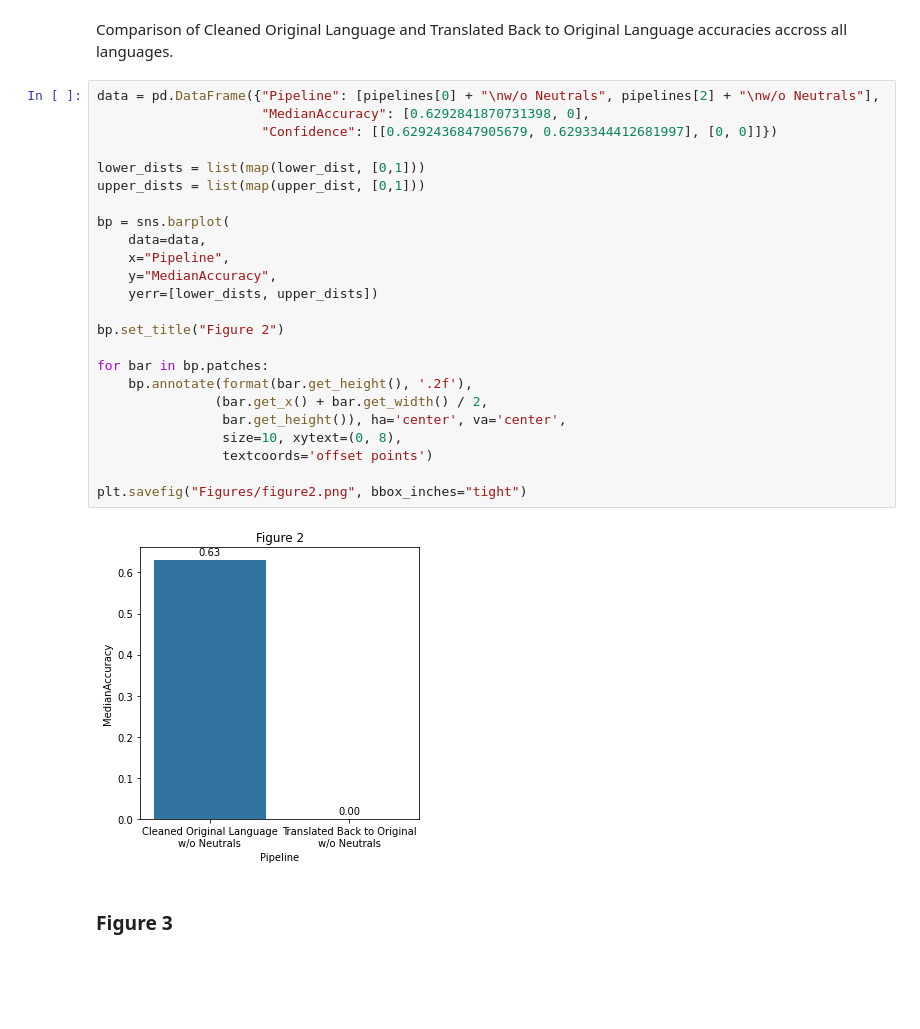
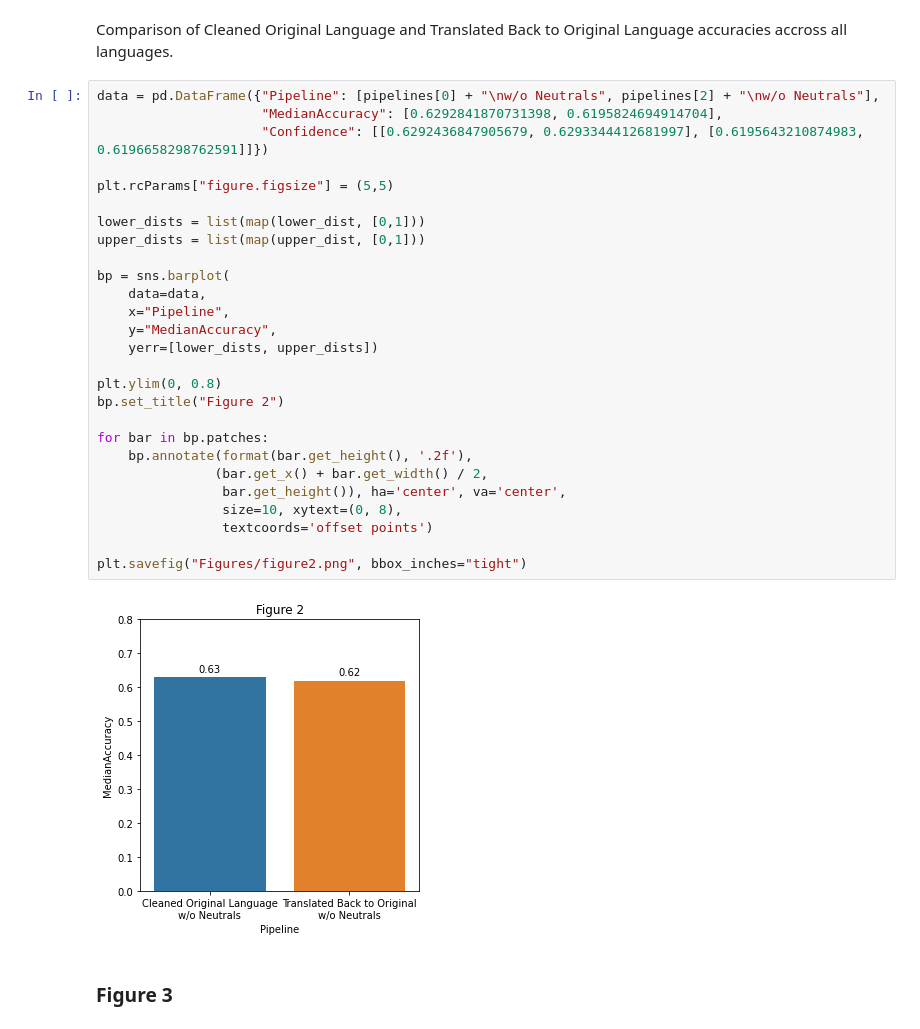
Before and after one commit to edward-chew/machine-translation, a Jupyter notebook: results.ipynb, the cells around one changed output. Drawn from its saved outputs; the diff is of its cells as text; blank space fills up the shorter version.

Commit message:
Update figure generation data

```diff
--- a/results.ipynb
+++ b/results.ipynb
@@ -59,30 +60,33 @@ plt.savefig("Figures/figure1.png", bbox_inches="tight")
 Comparison of Cleaned Original Language and Translated Back to Original Language accuracies accross all languages.
 # %%
 data = pd.DataFrame({"Pipeline": [pipelines[0] + "\nw/o Neutrals", pipelines[2] + "\nw/o Neutrals"],
-                     "MedianAccuracy": [0.6292841870731398, 0],
-                     "Confidence": [[0.6292436847905679, 0.6293344412681997], [0, 0]]})
+                     "MedianAccuracy": [0.6292841870731398, 0.6195824694914704],
+                     "Confidence": [[0.6292436847905679, 0.6293344412681997], [0.6195643210874983, 0.6196658298762591]]})
+
+plt.rcParams["figure.figsize"] = (5,5)
 
 lower_dists = list(map(lower_dist, [0,1]))
 upper_dists = list(map(upper_dist, [0,1]))
 
 bp = sns.barplot(
     data=data,
     x="Pipeline",
     y="MedianAccuracy",
     yerr=[lower_dists, upper_dists])
 
+plt.ylim(0, 0.8)
 bp.set_title("Figure 2")
 
 for bar in bp.patches:
     bp.annotate(format(bar.get_height(), '.2f'),
                (bar.get_x() + bar.get_width() / 2,
                 bar.get_height()), ha='center', va='center',
                 size=10, xytext=(0, 8),
                 textcoords='offset points')
 
 plt.savefig("Figures/figure2.png", bbox_inches="tight")
 # %% [output]
-[figure, old version]
+[figure, new version]
 # %% [markdown]
 ### Figure 3
 # %%
```
Also changed, not shown: parts of 2 cells of this notebook.
